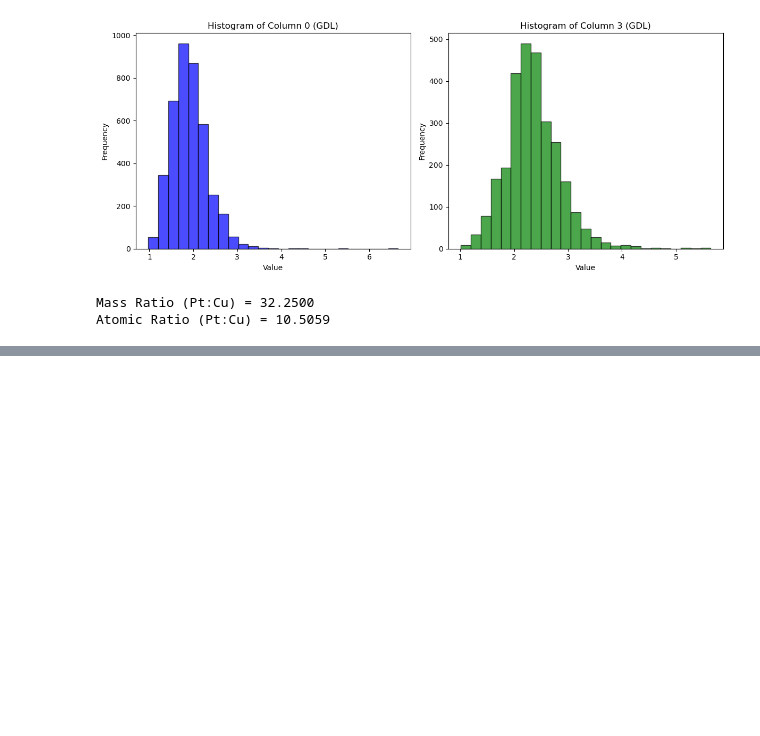
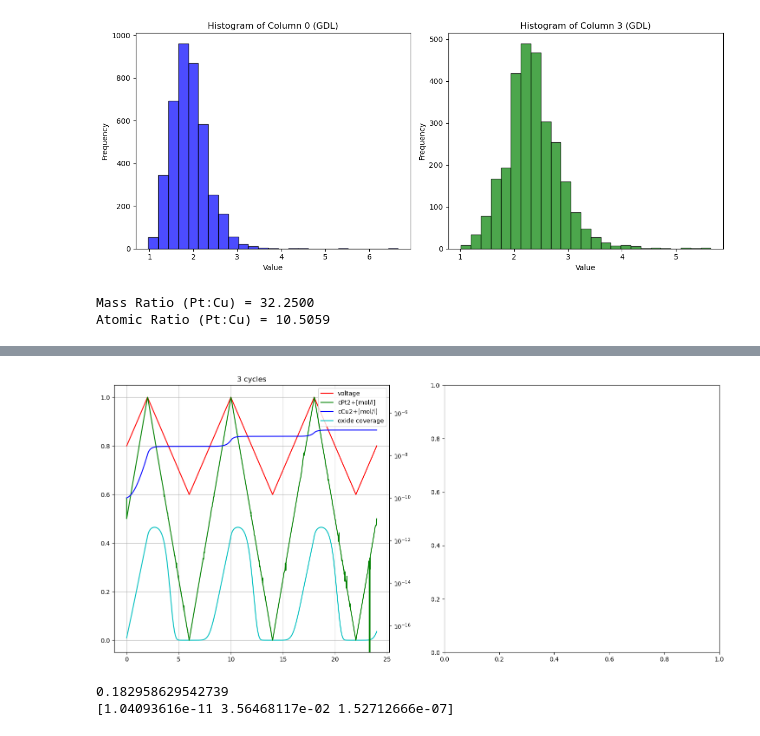
Before and after one commit to MatejPrijatelj/morelife_gen3_fit, a Jupyter notebook: importg3c.ipynb, the cells around one changed output, grey strips where cells are left out. Drawn from its saved outputs; the diff is of its cells as text; code cells hidden in the pictures; blank space fills up the shorter version.

```diff
--- a/importg3c.ipynb
+++ b/importg3c.ipynb
@@ -623,0 +1014,14 @@ plt.plot(hist[1][1:],hist[0])
+# %%
+#a lot of disolved particles... check graphs
+#first reshape the matrix [vars,times]
+
+f_plot(sol0)
+
+X=sol0.y[:,-1]
+stats = f_stats(X,ModPars,vec_c,vec_l)
+print(stats[-1])
+print(sol0.y[:3,-1])
+# %% [output]
+[figure, added]
+0.182958629542739
+[1.04093616e-11 3.56468117e-02 1.52712666e-07]
```
Also changed, not shown: parts of 42 cells of this notebook, 2 other files.
